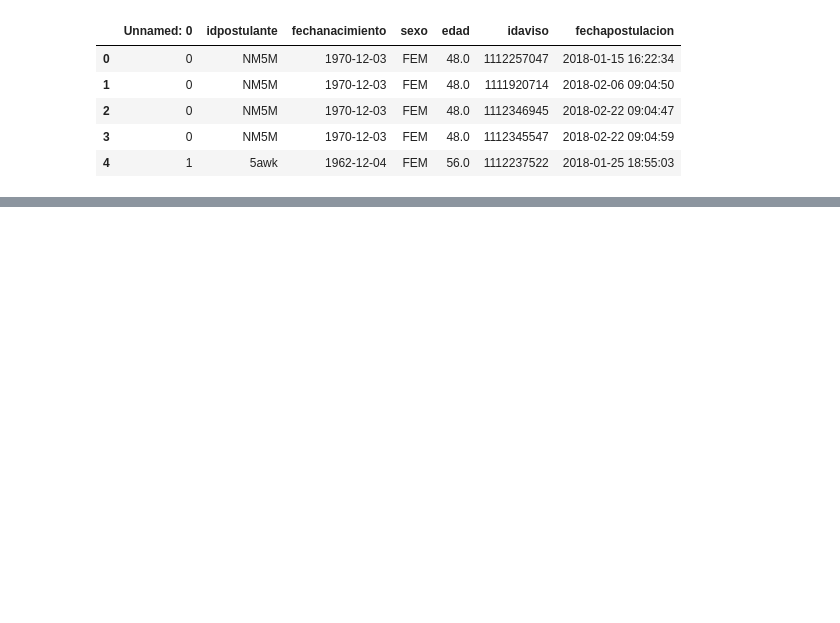
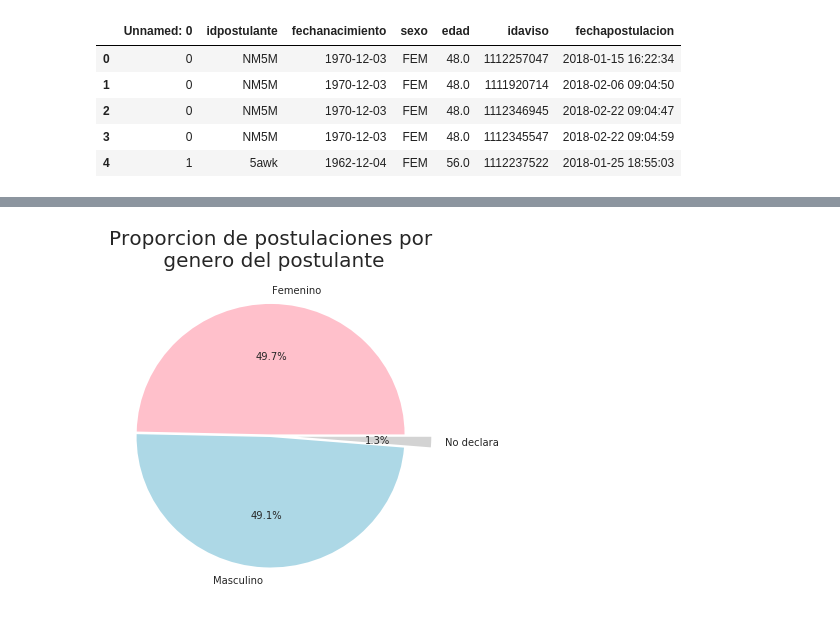
Before and after one commit to javierleyes/OrganizacionDeDatos, a Jupyter notebook: analisisLucas.ipynb, the cells around one changed output, grey strips where cells are left out. Cells and saved outputs as stored; diff of their text form; code cells hidden in the pictures; blank space fills up the shorter version.

```diff
--- a/analisisLucas.ipynb
+++ b/analisisLucas.ipynb
@@ -93,0 +103,11 @@ plot.xaxis.grid(False);
+# %%
+plt.figure(figsize=(6, 6))
+plt.title('Proporcion de postulaciones por\n genero del postulante', fontsize=20)
+plt.pie(df_temp['sexo'].value_counts(),
+        labels=['Femenino', 'Masculino', 'No declara'], autopct='%1.1f%%',
+        startangle=0,
+        colors=['pink', 'lightblue', 'lightgray'],
+        explode=(0.01, 0.01, 0.2))
+plt.show()
+# %% [output]
+[figure, added]
```
Also changed, not shown: parts of 4 cells of this notebook.
